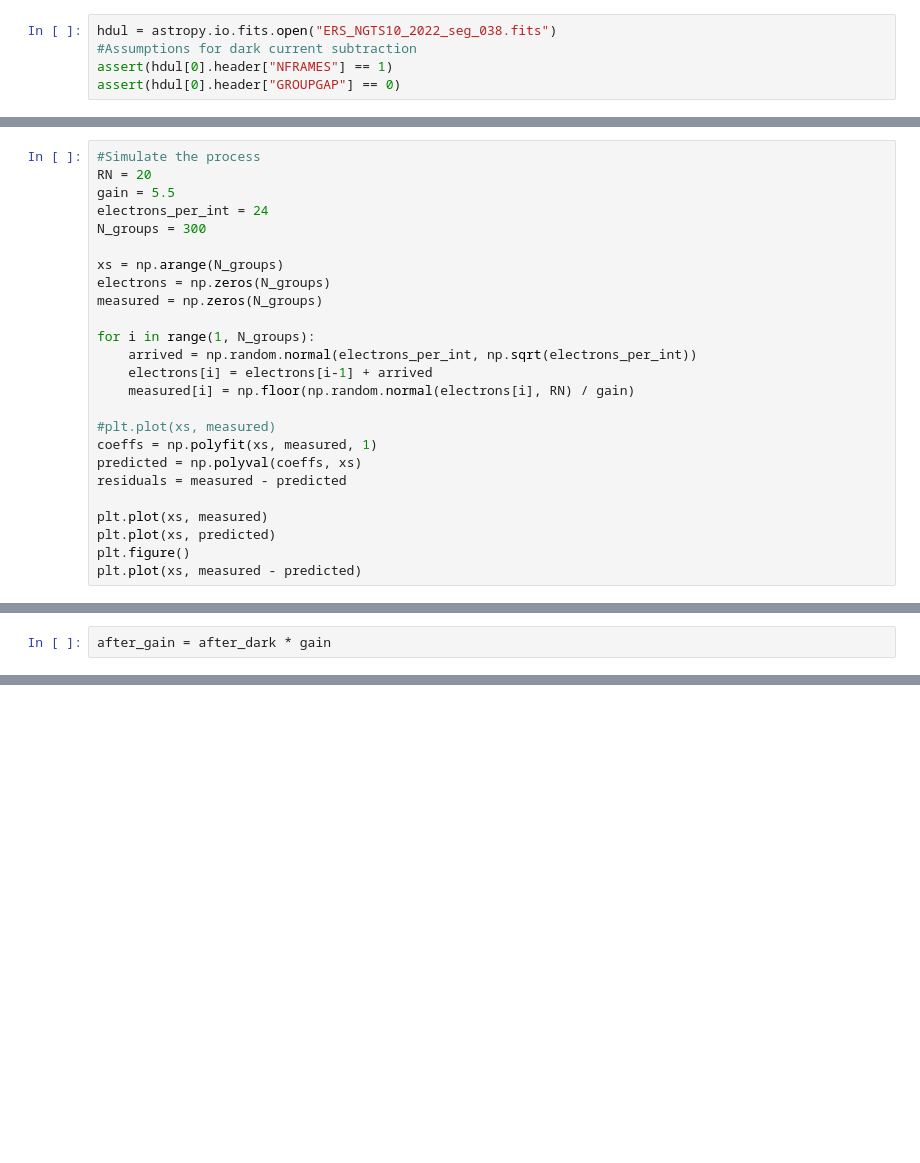
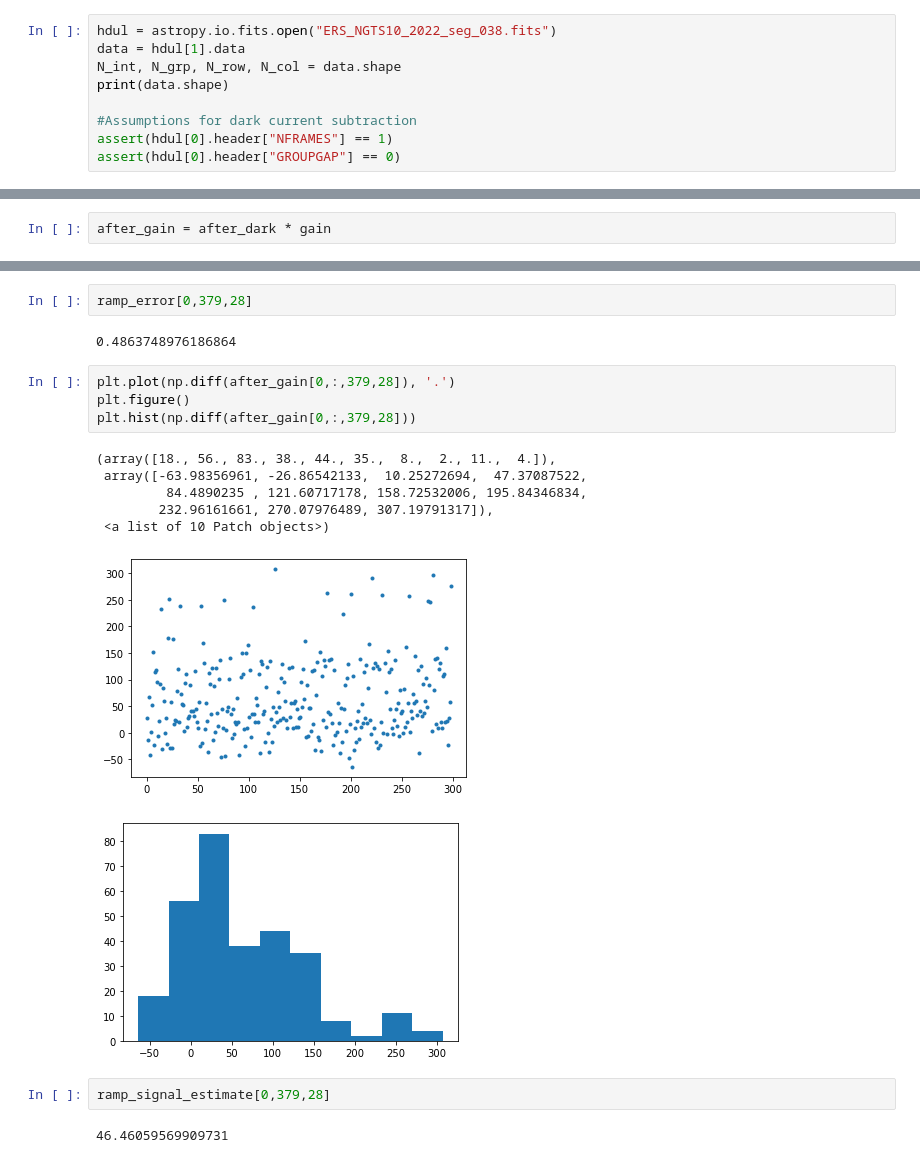
Before and after one commit to ideasrule/sparta, a Jupyter notebook: Reduce MIRI.ipynb, the cells around one changed output, grey strips where cells are left out. Saved outputs shown, nothing was run; the diff lists cells and outputs as text; blank space fills up the shorter version.

```diff
--- a/Reduce MIRI.ipynb
+++ b/Reduce MIRI.ipynb
@@ -9,6 +9,10 @@ gain = 5.5
 R = 13
 # %%
 hdul = astropy.io.fits.open("ERS_NGTS10_2022_seg_038.fits")
+data = hdul[1].data
+N_int, N_grp, N_row, N_col = data.shape
+print(data.shape)
+
 #Assumptions for dark current subtraction
 assert(hdul[0].header["NFRAMES"] == 1)
 assert(hdul[0].header["GROUPGAP"] == 0)
@@ -127,25 +20,0 @@ plt.plot(data[0,:,y,x])
-# %%
-#Simulate the process
-RN = 20
-gain = 5.5
-electrons_per_int = 24
-N_groups = 300
-
-xs = np.arange(N_groups)
-electrons = np.zeros(N_groups)
-measured = np.zeros(N_groups)
-
-for i in range(1, N_groups):
-    arrived = np.random.normal(electrons_per_int, np.sqrt(electrons_per_int))
-    electrons[i] = electrons[i-1] + arrived
-    measured[i] = np.floor(np.random.normal(electrons[i], RN) / gain)
-
-#plt.plot(xs, measured)
-coeffs = np.polyfit(xs, measured, 1)
-predicted = np.polyval(coeffs, xs)
-residuals = measured - predicted
-
-plt.plot(xs, measured)
-plt.plot(xs, predicted)
-plt.figure()
-plt.plot(xs, measured - predicted)
@@ -710,0 +183,20 @@ plt.imshow(flat[1].data, vmin=0.99, vmax=1.01)
+# %%
+ramp_error[0,379,28]
+# %% [output]
+0.4863748976186864
+# %%
+plt.plot(np.diff(after_gain[0,:,379,28]), '.')
+plt.figure()
+plt.hist(np.diff(after_gain[0,:,379,28]))
+# %% [output]
+(array([18., 56., 83., 38., 44., 35.,  8.,  2., 11.,  4.]),
+ array([-63.98356961, -26.86542133,  10.25272694,  47.37087522,
+         84.4890235 , 121.60717178, 158.72532006, 195.84346834,
+        232.96161661, 270.07976489, 307.19791317]),
+ <a list of 10 Patch objects>)
+[figure, added]
+[figure, added]
+# %%
+ramp_signal_estimate[0,379,28]
+# %% [output]
+46.46059569909731
```
Also changed, not shown: parts of 57 cells of this notebook, 1 other file.
